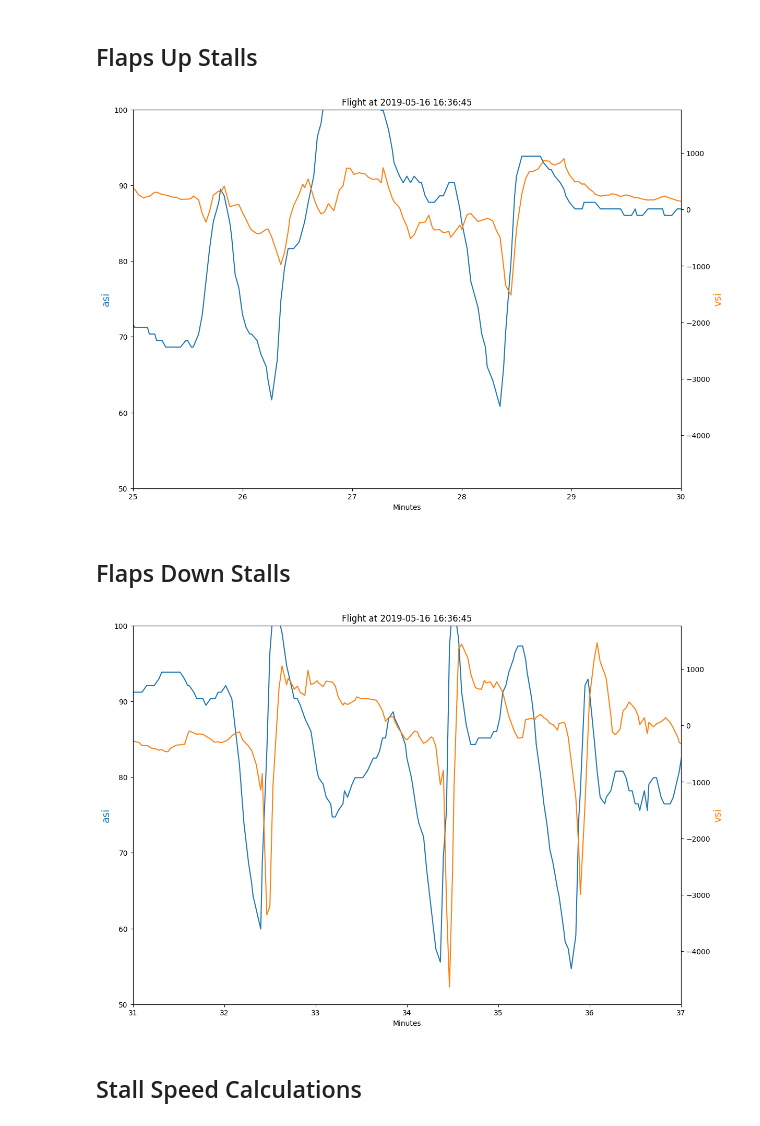
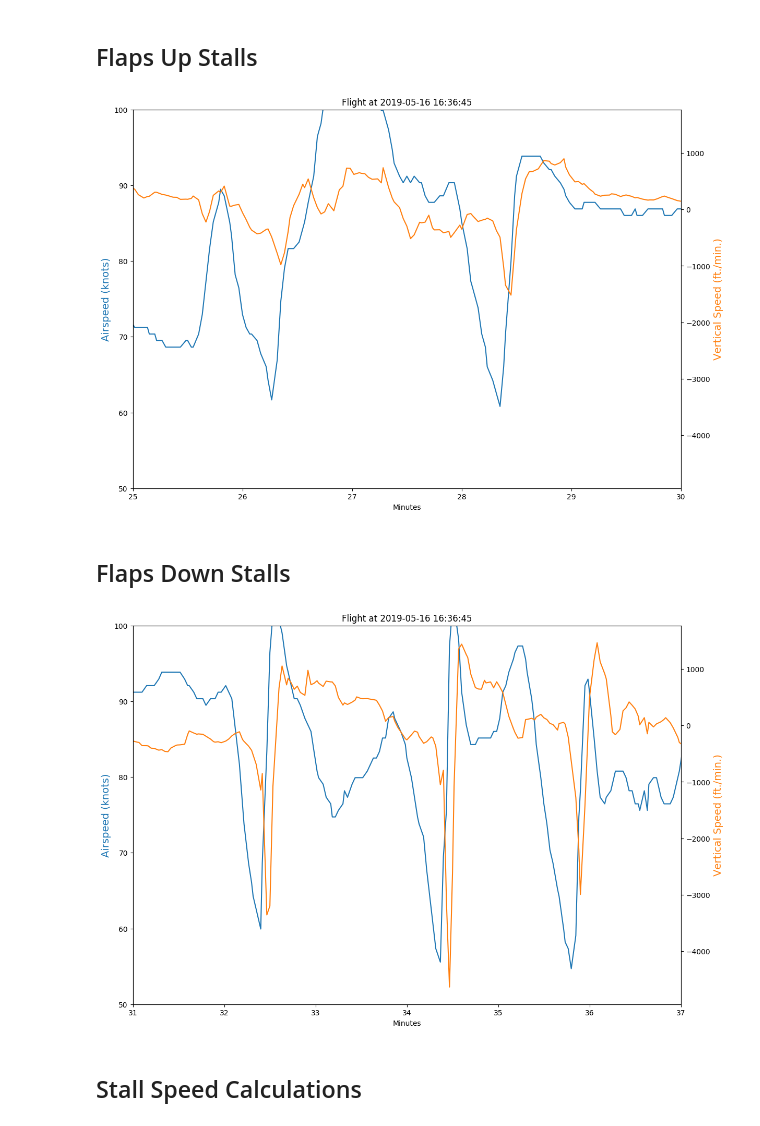
Before and after one commit to azemon/MglEfisPlotter, a Jupyter notebook: notebooks/2019-05-16/Overview.ipynb, the cells around one changed output. Cells and saved outputs as stored; diff of their text form; code cells hidden in the pictures.

```diff
--- a/notebooks/2019-05-16/Overview.ipynb
+++ b/notebooks/2019-05-16/Overview.ipynb
@@ -27,19 +27,21 @@ p.plot2(['asi', 'vsi'], xlim=xlim, ylim=ylim).show()
 # %%
 Config.rolling_window = 1
 xlim = (25, 30)
 ylim = (50, 100)
-p.plot2(['asi', 'vsi'], xlim=xlim, ylim=ylim).show()
+p.plot2(['asi', 'vsi'], ['Airspeed (knots)', 'Vertical Speed (ft./min.)'], xlim=xlim, ylim=ylim).\
+    save('stall-flaps-up-2019-05-16.png')
 # %% [output]
-[figure, old version]
+[figure, new version]
 # %% [markdown]
 ## Flaps Down Stalls
 # %%
 Config.rolling_window = 1
 xlim = (31, 37)
 ylim = (50, 100)
-p.plot2(['asi', 'vsi'], xlim=xlim, ylim=ylim).show()
+p.plot2(['asi', 'vsi'], ['Airspeed (knots)', 'Vertical Speed (ft./min.)'], xlim=xlim, ylim=ylim).\
+    save('stall-flaps-down-2019-05-16.png')
 # %% [output]
-[figure, old version]
+[figure, new version]
 # %% [markdown]
 ## Stall Speed Calculations
 # %%
```
Also changed, not shown: 7 other files.
